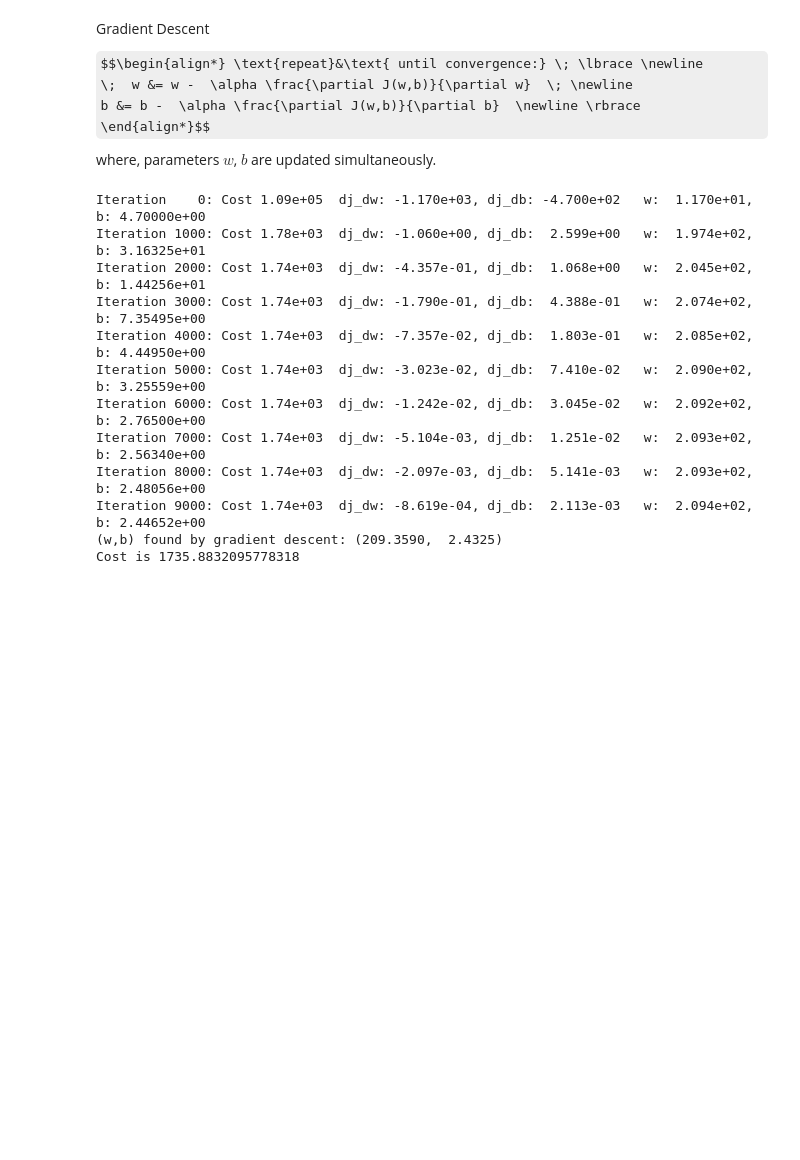
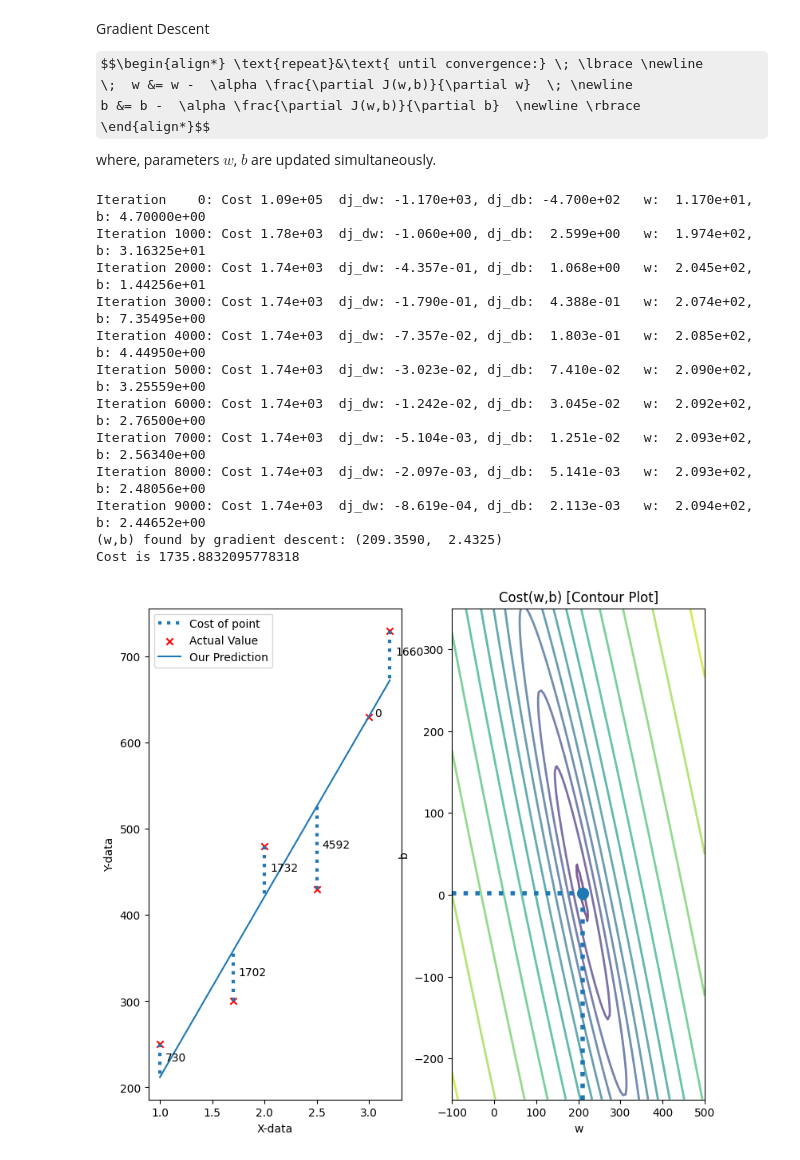
Before and after one commit to Vraj2811/Coursera, a Jupyter notebook: Linear_Regression.ipynb, the cells around one changed output. Drawn from its saved outputs; the diff is of its cells as text; code cells hidden in the pictures; some formulas as TeX source; blank space fills up the shorter version.

```diff
--- a/Linear_Regression.ipynb
+++ b/Linear_Regression.ipynb
@@ -33,14 +32,11 @@ def cost_fxn(x, y, w, b):
 
     return cost
 # %%
-def plt_house_x(X, y,f_wb=None, ax=None):
-    if not ax:
-        fig, ax = plt.subplots(1,1)
+def plt_house_x(X, y, f_wb=None, ax=None):
     ax.scatter(X, y, marker='x', c='r', label="Actual Value")
     ax.set_ylabel("Y-data")
     ax.set_xlabel("X-data")
-    if f_wb is not None:
-        ax.plot(X, f_wb,label="Our Prediction")
+    ax.plot(X, f_wb,label="Our Prediction")
     ax.legend()
 
 def mk_cost_lines(x, y, w, b, ax):
@@ -51,28 +47,21 @@ def mk_cost_lines(x, y, w, b, ax):
         c_p = ((f_wb_p - p[1])**2)/2
         c_p_txt = c_p
         ax.vlines(p[0], p[1], f_wb_p, lw=3, ls='dotted', label=label)
-        label = ''  # just one
+        label = ''
         cxy = [p[0], p[1] + (f_wb_p-p[1])/2]
         ax.annotate(f'{c_p_txt:0.0f}', xy=cxy, xycoords='data',
                     xytext=(5, 0), textcoords='offset points')
 
-def plt_stationary(x_train, y_train):
+def plt_stationary(x_train, y_train,w0,b):
 
-    fig = plt.figure(figsize=(9, 8))
-    fig.set_facecolor('#ffffff')
+    fig, ax = plt.subplots(1, 2, figsize=(9, 8), facecolor='#ffffff')
     fig.canvas.toolbar_position = 'top'
-    gs = GridSpec(1, 2, figure=fig)
-    ax0 = fig.add_subplot(gs[0, 0])
-    ax1 = fig.add_subplot(gs[0, 1])
-    ax = np.array([ax0, ax1])
 
-    # setup useful ranges and common linspaces
     w_range = np.array([200-300., 200+300])
     b_range = np.array([50-300., 50+300])
     b_space = np.linspace(*b_range, 100)
     w_space = np.linspace(*w_range, 100)
 
-    # get cost for w,b ranges for contour and 3D
     tmp_b, tmp_w = np.meshgrid(b_space, w_space)
     z = np.zeros_like(tmp_b)
     for i in range(tmp_w.shape[0]):
@@ -81,14 +70,10 @@ def plt_stationary(x_train, y_train):
             if z[i, j] == 0:
                 z[i, j] = 1e-6
 
-    w0 = 200
-    b = -100  # initial point
-    ### plot model w cost ###
     f_wb = np.dot(x_train, w0) + b
     mk_cost_lines(x_train, y_train, w0, b, ax[0])
     plt_house_x(x_train, y_train, f_wb=f_wb, ax=ax[0])
 
-    ### plot contour ###
     CS = ax[1].contour(tmp_w, tmp_b, np.log(z), levels=12,
                        linewidths=2, alpha=0.7)
     ax[1].set_title('Cost(w,b) [Contour Plot]')
@@ -107,7 +92,7 @@ def plt_stationary(x_train, y_train):
     return fig, ax, [cscat, chline, cvline]
 
 
-fig, ax, dyn_items = plt_stationary(x_train, y_train)
+fig, ax, dyn_items = plt_stationary(x_train, y_train,w,b)
 # %% [output]
 [figure]
 # %% [markdown]
@@ -123,7 +108,7 @@ def compute_gradient(x, y, w, b):
     dj_db = 0
     m = x.shape[0]
     a = fxn(x, w, b) -y
-    dj_dw = np.sum((np.dot(a, x)))/m
+    dj_dw = (np.dot(a, x))/m
     dj_db = np.sum(a)/m
     return dj_dw, dj_db
 # %% [markdown]
@@ -151,30 +136,35 @@ def gradient_descent(x, y, w, b, alpha, num_iters):
                   f"w: {w: 0.3e}, b:{b: 0.5e}")
 
     return w, b, J_history, p_history
 
+
 w_init = 0
 b_init = 0
 
 iterations = 10000
 tmp_alpha = 1.0e-2
 
 w_final, b_final, J_hist, p_hist = gradient_descent(
     x_train, y_train, w_init, b_init, tmp_alpha, iterations)
 print(f"(w,b) found by gradient descent: ({w_final:8.4f},{b_final:8.4f})")
 
 
 f_wb = fxn(x_train, w_final, b_final)
 print("Cost is", cost_fxn(x_train, y_train, w_final, b_final))
+
+
+fig, ax, dyn_items = plt_stationary(x_train, y_train, w_final, b_final)
 # %% [output]
 Iteration    0: Cost 1.09e+05  dj_dw: -1.170e+03, dj_db: -4.700e+02   w:  1.170e+01, b: 4.70000e+00
 Iteration 1000: Cost 1.78e+03  dj_dw: -1.060e+00, dj_db:  2.599e+00   w:  1.974e+02, b: 3.16325e+01
 Iteration 2000: Cost 1.74e+03  dj_dw: -4.357e-01, dj_db:  1.068e+00   w:  2.045e+02, b: 1.44256e+01
 Iteration 3000: Cost 1.74e+03  dj_dw: -1.790e-01, dj_db:  4.388e-01   w:  2.074e+02, b: 7.35495e+00
 Iteration 4000: Cost 1.74e+03  dj_dw: -7.357e-02, dj_db:  1.803e-01   w:  2.085e+02, b: 4.44950e+00
 Iteration 5000: Cost 1.74e+03  dj_dw: -3.023e-02, dj_db:  7.410e-02   w:  2.090e+02, b: 3.25559e+00
 Iteration 6000: Cost 1.74e+03  dj_dw: -1.242e-02, dj_db:  3.045e-02   w:  2.092e+02, b: 2.76500e+00
 Iteration 7000: Cost 1.74e+03  dj_dw: -5.104e-03, dj_db:  1.251e-02   w:  2.093e+02, b: 2.56340e+00
 Iteration 8000: Cost 1.74e+03  dj_dw: -2.097e-03, dj_db:  5.141e-03   w:  2.093e+02, b: 2.48056e+00
 Iteration 9000: Cost 1.74e+03  dj_dw: -8.619e-04, dj_db:  2.113e-03   w:  2.094e+02, b: 2.44652e+00
 (w,b) found by gradient descent: (209.3590,  2.4325)
 Cost is 1735.8832095778318
+[figure, added]
```
Also changed, not shown: parts of 1 cell of this notebook, 1 other file.
